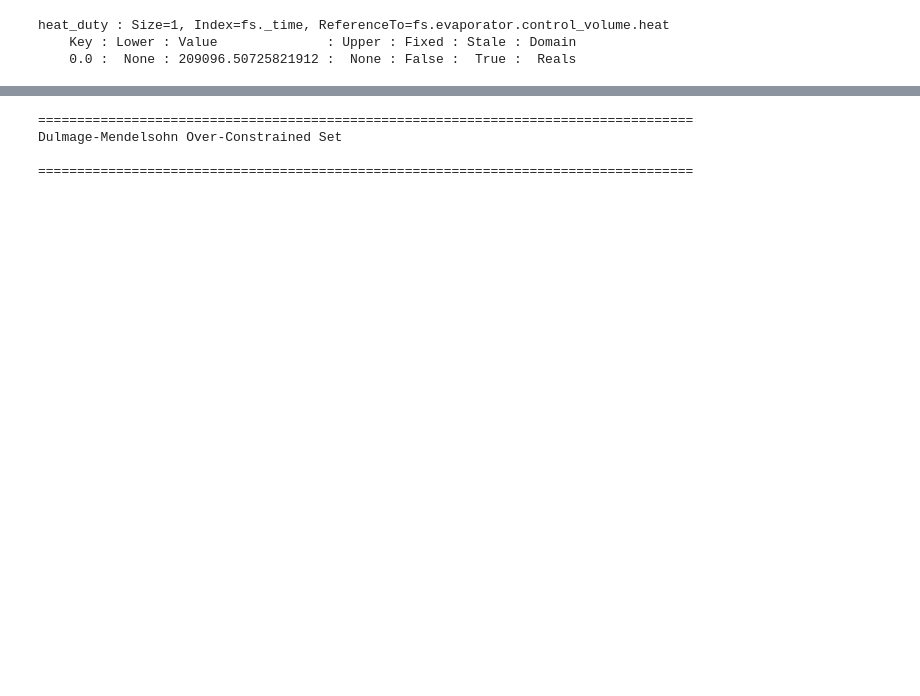
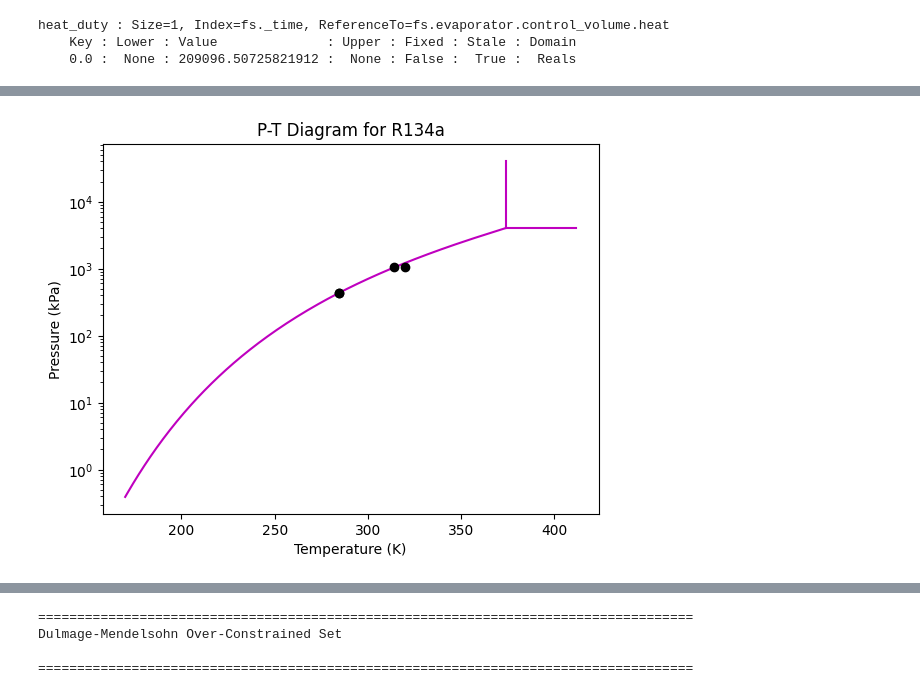
Before and after one commit to dowlinglab/idaes-hvacr-cycles, a Jupyter notebook: simple_refridgeration2.ipynb, the cells around one changed output, grey strips where cells are left out. Saved outputs shown, nothing was run; the diff lists cells and outputs as text; code cells hidden in the pictures; blank space fills up the shorter version.

```diff
--- a/simple_refridgeration2.ipynb
+++ b/simple_refridgeration2.ipynb
@@ -649,0 +646,6 @@ Unit : fs.evaporator                                                       Time:
+# %%
+model.fs.properties.pt_diagram()
+plt.plot(T_sol, p_sol/1000, 'ko')
+plt.show()
+# %% [output]
+[figure, added]
```
Also changed, not shown: parts of 16 cells of this notebook.
